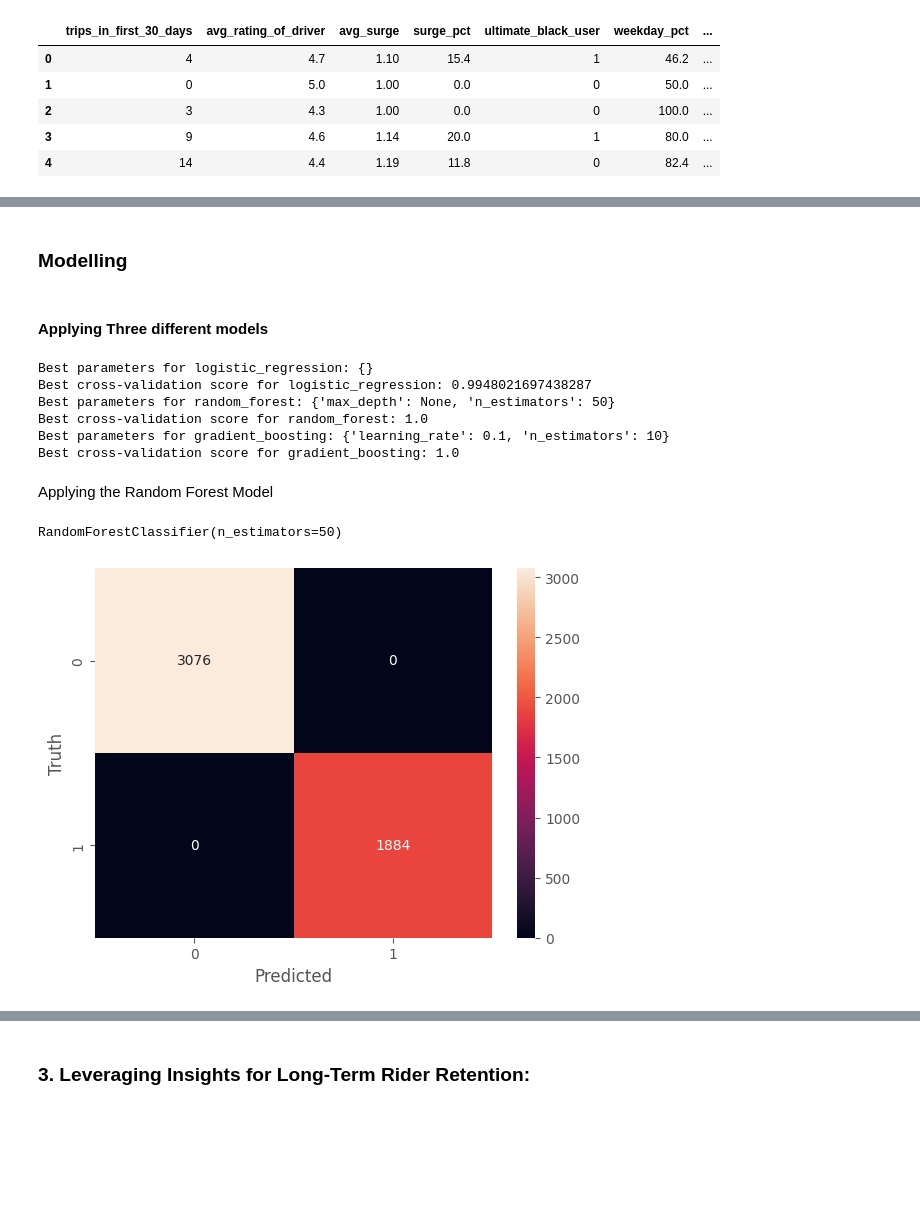
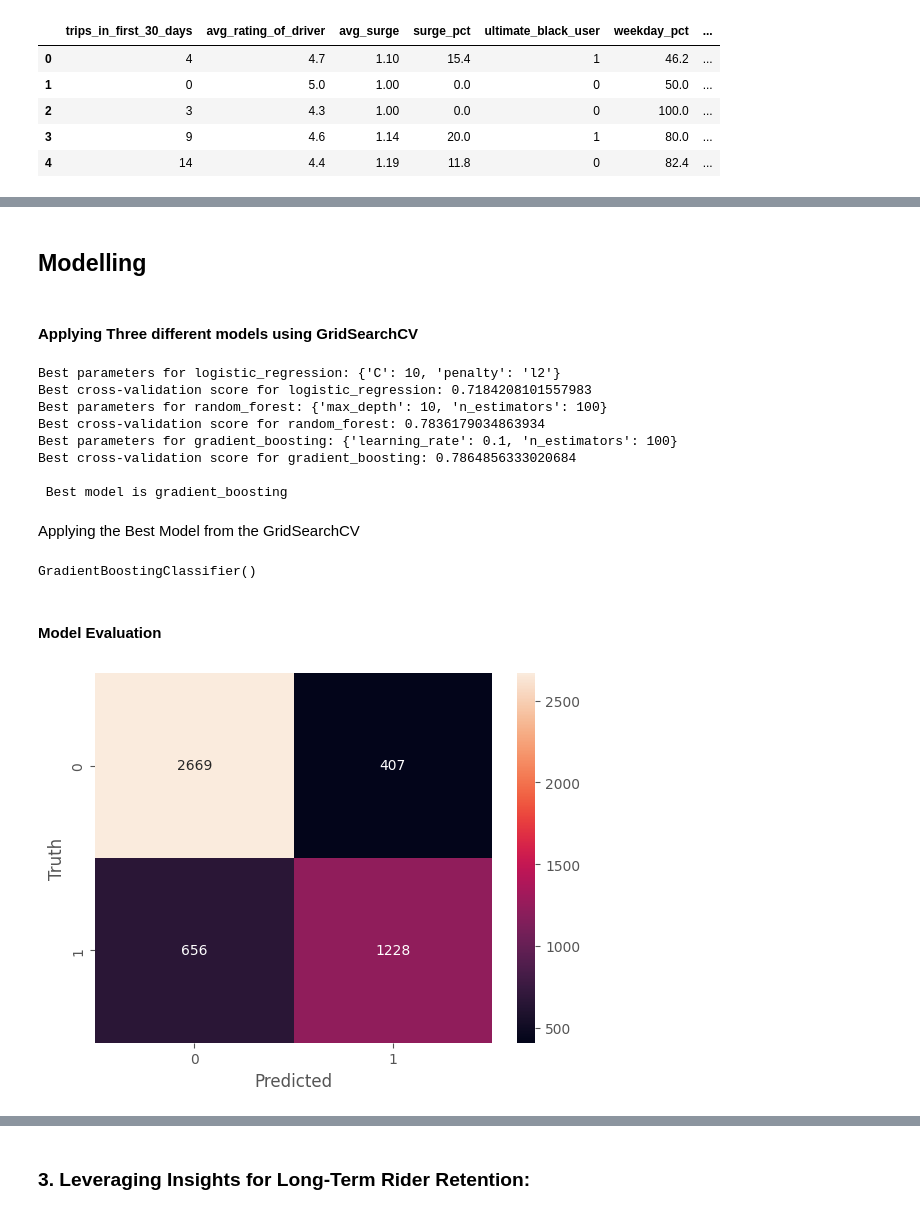
Before and after one commit to karma-gits/springboard, a Jupyter notebook: Take_home_challenge/ultimate_challenge/ultimate_challenge.ipynb, the cells around one changed output, grey strips where cells are left out. Cells and saved outputs as stored; diff of their text form; code cells hidden in the pictures; blank space fills up the shorter version.

```diff
--- a/Take_home_challenge/ultimate_challenge/ultimate_challenge.ipynb
+++ b/Take_home_challenge/ultimate_challenge/ultimate_challenge.ipynb
@@ -381,7 +382,7 @@ df.head()
 | 4 | 14 | 2014-01-27 | 4.4 | 1.19 | 2014-03-15 | 11.8 | ... |
 # %%
 #creating new final dataset.
-df_final = df.drop(['signup_date','last_trip_date'], axis = 1)
+df_final = df.drop(['signup_date','last_trip_date','days_since_last_trip'], axis = 1)
 df_final.head()
 # %% [output]
 |  | trips_in_first_30_days | avg_rating_of_driver | avg_surge | surge_pct | ultimate_black_user | weekday_pct | ... |
@@ -406,5 +407,5 @@ plt.show()
 # %% [markdown]
-### Modelling
+## Modelling
 # %%
 from sklearn.model_selection import train_test_split,GridSearchCV
 from sklearn.preprocessing import StandardScaler
@@ -420,7 +421,7 @@ X_Scaled = scaler.fit_transform(X)
 #spliting train and test data
 X_train, X_test, y_train, y_test = train_test_split(X_Scaled,y,test_size=.1,random_state=37)
 # %% [markdown]
-#### Applying Three different models
+#### Applying Three different models using GridSearchCV
 # %%
 from sklearn.ensemble import RandomForestClassifier,GradientBoostingClassifier
 from sklearn.linear_model import LogisticRegression
@@ -429,7 +430,10 @@ from sklearn.linear_model import LogisticRegression
 models = {
     'logistic_regression': {
         'model': LogisticRegression(),
-        'params': {}
+        'params': {
+            'penalty': ['l1', 'l2'],
+            'C': [0.1, 1, 10]
+        }
     },
     'random_forest': {
         'model': RandomForestClassifier(),
@@ -448,6 +452,8 @@ models = {
 }
 
 # Apply GridSearchCV for each model
+best_model_name = None
+best_score = 0
 for model_name, model_params in models.items():
     grid_search = GridSearchCV(model_params['model'], model_params['params'], cv=5, scoring='accuracy')
     grid_search.fit(X_train, y_train)
@@ -455,27 +461,39 @@ for model_name, model_params in models.items():
     # Display best parameters and score for each model
     print(f"Best parameters for {model_name}: {grid_search.best_params_}")
     print(f"Best cross-validation score for {model_name}: {grid_search.best_score_}")
+
+    # Check if the current model has a higher score than the best model so far
+    if float(grid_search.best_score_) > best_score:
+        best_model_name = model_name
+        best_score = float(grid_search.best_score_)
+
+# Now, fit the best model
+print(f"\n Best model is {best_model_name}")
 # %% [output]
-Best parameters for logistic_regression: {}
-Best cross-validation score for logistic_regression: 0.9948021697438287
-Best parameters for random_forest: {'max_depth': None, 'n_estimators': 50}
-Best cross-validation score for random_forest: 1.0
-Best parameters for gradient_boosting: {'learning_rate': 0.1, 'n_estimators': 10}
-Best cross-validation score for gradient_boosting: 1.0
+Best parameters for logistic_regression: {'C': 10, 'penalty': 'l2'}
+Best cross-validation score for logistic_regression: 0.7184208101557983
+Best parameters for random_forest: {'max_depth': 10, 'n_estimators': 100}
+Best cross-validation score for random_forest: 0.7836179034863934
+Best parameters for gradient_boosting: {'learning_rate': 0.1, 'n_estimators': 100}
+Best cross-validation score for gradient_boosting: 0.7864856333020684
+
+ Best model is gradient_boosting
 # %% [markdown]
-Applying the Random Forest Model
+Applying the Best Model from the GridSearchCV
-# %%
-# Applying Random Forest model
-model = RandomForestClassifier(n_estimators=50)
-model.fit(X_train,y_train)
-# %% [output]
-RandomForestClassifier(n_estimators=50)
+# %%
+# Train the best model on the training data
+best_model = models[best_model_name]['model']
+best_model.fit(X_train, y_train)
+# %% [output]
+GradientBoostingClassifier()
+# %% [markdown]
+#### Model Evaluation
 # %%
 from sklearn.metrics import confusion_matrix
-sns.heatmap(confusion_matrix(y_test, model.predict(X_test)),fmt="", annot=True)
+sns.heatmap(confusion_matrix(y_test, best_model.predict(X_test)),fmt="", annot=True)
 plt.xlabel('Predicted')
 plt.ylabel('Truth');
 # %% [output]
-[figure, old version]
+[figure, new version]
 # %%
 from sklearn.metrics import classification_report
```
Also changed, not shown: parts of 10 cells of this notebook, 1 other file.
